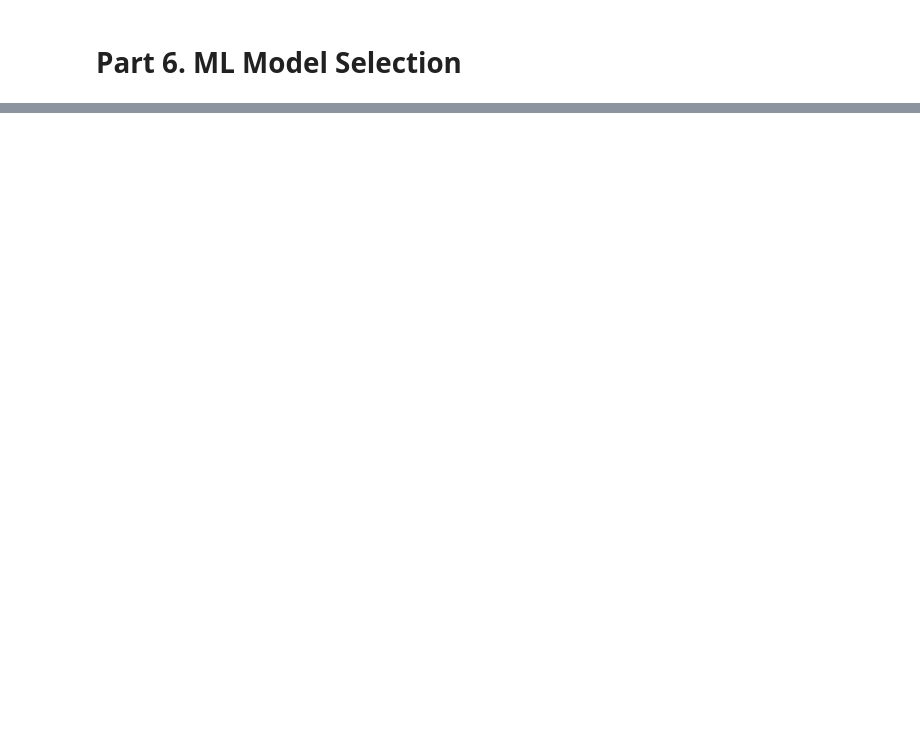
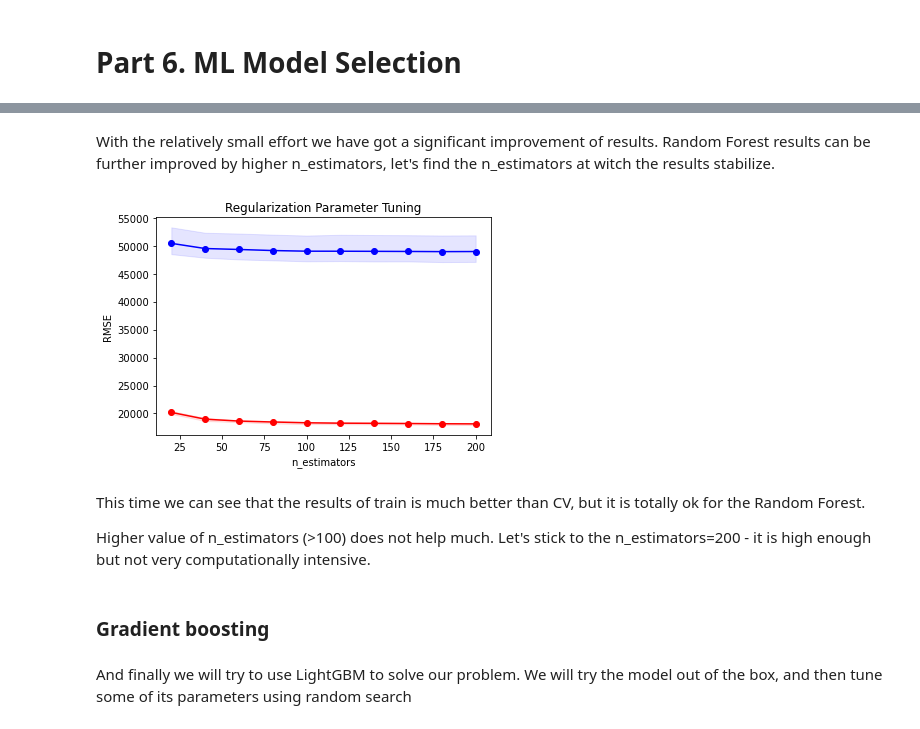
Before and after one commit to kbwillia/CaliforniaHousingPricePrediction, a Jupyter notebook: California Housing Machine Learning Regression Model.ipynb, the cells around one changed output, grey strips where cells are left out. Cells and saved outputs as stored; diff of their text form; code cells hidden in the pictures; blank space fills up the shorter version.

```diff
--- a/California Housing Machine Learning Regression Model.ipynb
+++ b/California Housing Machine Learning Regression Model.ipynb
@@ -551,0 +545,10 @@ models.append(('NB', GaussianNB()))
+# %%
+%%time
+from sklearn.ensemble import RandomForestRegressor
+
+X_trees=features_for_trees
+
+model_rf=RandomForestRegressor(n_estimators=100, random_state=17)
+cv_scores = cross_val_score(model_rf, X_trees, y, cv=kf, scoring='neg_mean_squared_error', n_jobs=-1)
+
+print(np.sqrt(-cv_scores.mean()))
@@ -551,0 +562,10 @@ models.append(('NB', GaussianNB()))
+# %%
+from sklearn.model_selection import GridSearchCV
+
+param_grid={'n_estimators': [100],
+            'max_depth':  [22, 23, 24, 25],
+            'max_features': [5,6,7,8]}
+
+gs=GridSearchCV(model_rf, param_grid, scoring='neg_mean_squared_error', n_jobs=-1, cv=kf, verbose=1)
+
+gs.fit(X_trees,y)
@@ -551,0 +587,3 @@ models.append(('NB', GaussianNB()))
+# %%
+best_depth=gs.best_params_['max_depth']
+best_features=gs.best_params_['max_features']
@@ -551,0 +601,35 @@ models.append(('NB', GaussianNB()))
+# %% [markdown]
+With the relatively small effort we have got a significant improvement of results. Random Forest results can be further improved by higher n_estimators, let's find the n_estimators at witch the results stabilize.
+# %%
+model_rf=RandomForestRegressor(n_estimators=200,  max_depth=best_depth, max_features=best_features, random_state=17)
+Cs=list(range(20,201,20))
+train_scores, valid_scores = validation_curve(model_rf, X_trees, y, "n_estimators",
+                                              Cs, cv=kf, scoring='neg_mean_squared_error')
+
+plt.plot(Cs, np.sqrt(-train_scores.mean(axis=1)), 'ro-')
+
+plt.fill_between(x=Cs, y1=np.sqrt(-train_scores.max(axis=1)),
+                 y2=np.sqrt(-train_scores.min(axis=1)), alpha=0.1, color = "red")
+
+
+plt.plot(Cs, np.sqrt(-valid_scores.mean(axis=1)), 'bo-')
+
+plt.fill_between(x=Cs, y1=np.sqrt(-valid_scores.max(axis=1)),
+                 y2=np.sqrt(-valid_scores.min(axis=1)), alpha=0.1, color = "blue")
+
+plt.xlabel('n_estimators')
+plt.ylabel('RMSE')
+plt.title('Regularization Parameter Tuning')
+
+plt.show()
+# %% [output]
+[figure, added]
+# %% [markdown]
+This time we can see that the results of train is much better than CV, but it is totally ok for the Random Forest.
+
+Higher value of n_estimators (>100) does not help much. Let's stick to the n_estimators=200 - it is high enough but not very computationally intensive.
+# %% [markdown]
+### Gradient boosting
+# %% [markdown]
+And finally we will try to use LightGBM to solve our problem.
+We will try the model out of the box, and then tune some of its parameters using random search
```
Also changed, not shown: parts of 85 cells of this notebook.
